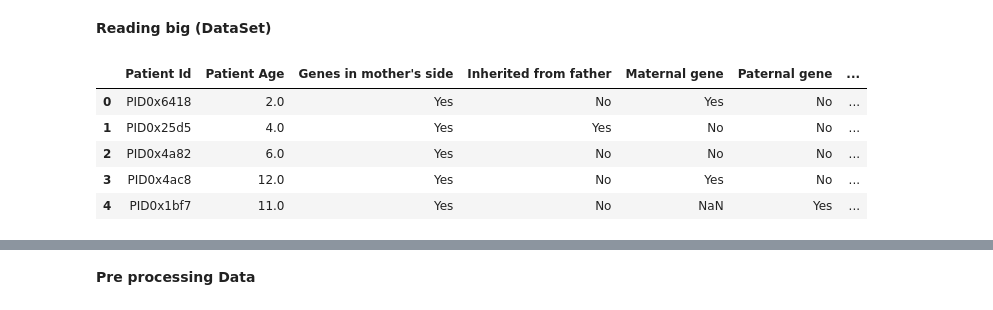
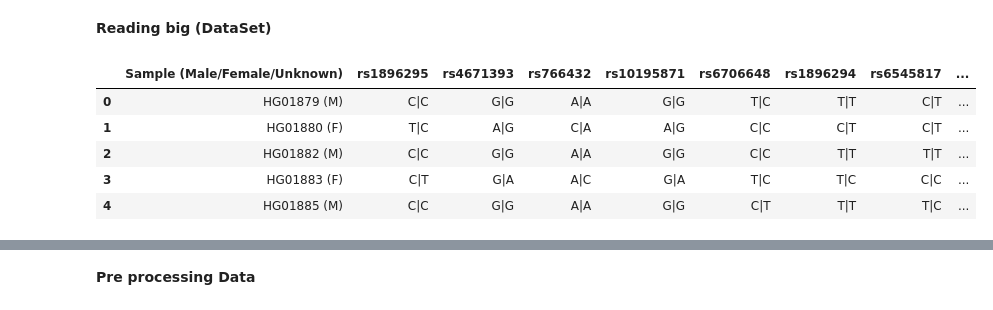
Before and after one commit to YoussifAssem/Genatac, a Jupyter notebook: E-Genetics/Genetics.ipynb, the cells around one changed output, grey strips where cells are left out. Saved outputs shown, nothing was run; the diff lists cells and outputs as text; code cells hidden in the pictures.

```diff
--- a/E-Genetics/Genetics.ipynb
+++ b/E-Genetics/Genetics.ipynb
@@ -14,13 +16,13 @@ from sklearn.metrics import accuracy_score
 # %% [markdown]
 **Reading big (DataSet)**
 # %%
-bigData = pd.read_csv('drive/MyDrive/graduation/Predict Genetic Disorder/trial.csv')
-bigData.head()
+dataSet = pd.read_csv('drive/MyDrive/graduation/data.csv')
+dataSet.head()
 # %% [output]
-|  | Patient Id | Patient Age | Genes in mother's side | Inherited from father | Maternal gene | Paternal gene | ... |
-| 0 | PID0x6418 | 2.0 | Yes | No | Yes | No | ... |
-| 1 | PID0x25d5 | 4.0 | Yes | Yes | No | No | ... |
-| 2 | PID0x4a82 | 6.0 | Yes | No | No | No | ... |
-| 3 | PID0x4ac8 | 12.0 | Yes | No | Yes | No | ... |
-| 4 | PID0x1bf7 | 11.0 | Yes | No | NaN | Yes | ... |
+|  | Sample (Male/Female/Unknown) | rs1896295 | rs4671393 | rs766432 | rs10195871 | rs6706648 | rs1896294 | rs6545817 | ... |
+| 0 | HG01879 (M) | C|C | G|G | A|A | G|G | T|C | T|T | C|T | ... |
+| 1 | HG01880 (F) | T|C | A|G | C|A | A|G | C|C | C|T | C|T | ... |
+| 2 | HG01882 (M) | C|C | G|G | A|A | G|G | C|C | T|T | T|T | ... |
+| 3 | HG01883 (F) | C|T | G|A | A|C | G|A | T|C | T|C | C|C | ... |
+| 4 | HG01885 (M) | C|C | G|G | A|A | G|G | C|T | T|T | T|C | ... |
 # %% [markdown]
```
Also changed, not shown: parts of 81 cells of this notebook.
